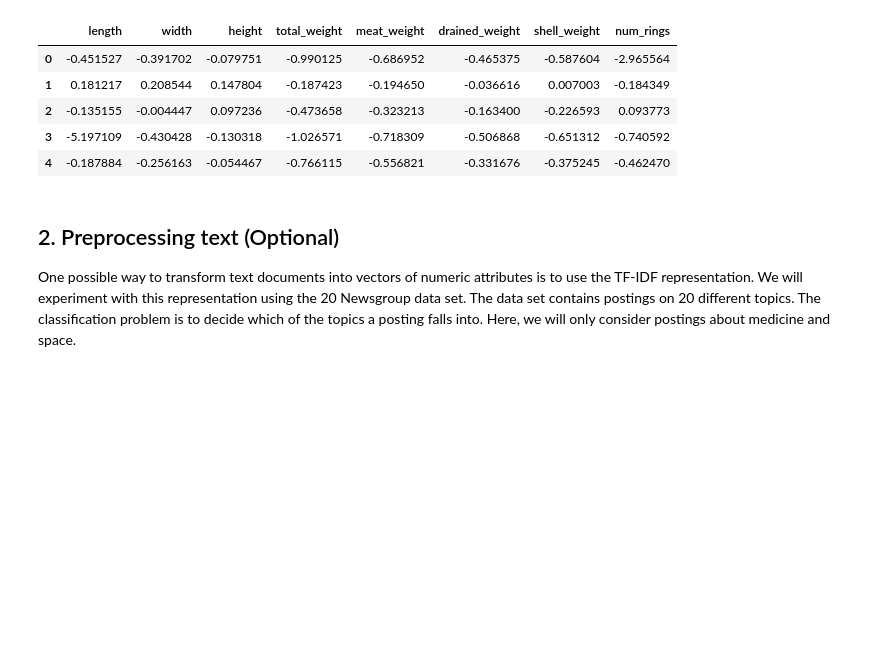
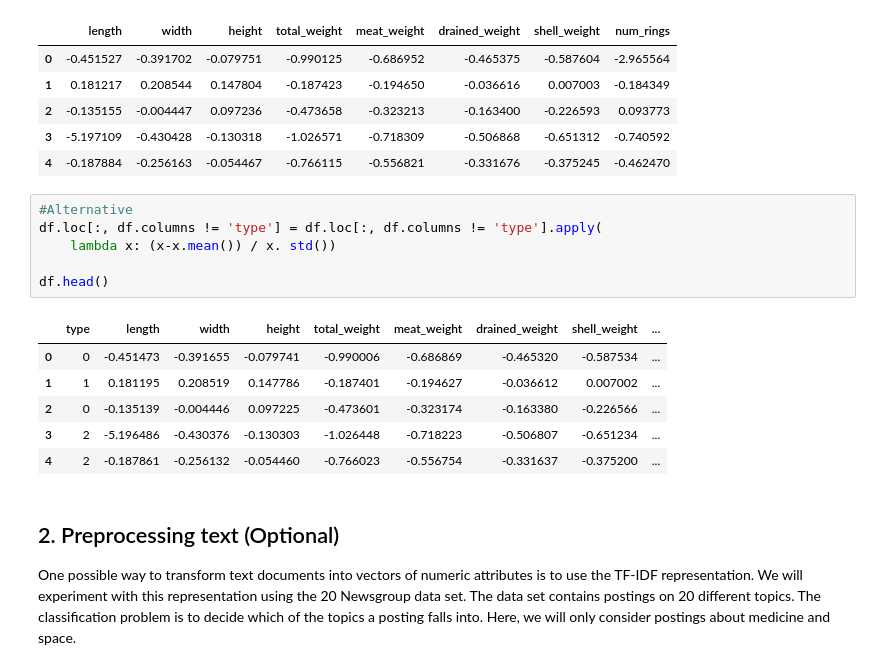
Before and after one commit to alyonavyshnevska/intelligent_data_analysis, a Jupyter notebook: Lab03_Problem_Analysis_and_Data_Preprocessing/Problem_Analysis_and_Data_Preprocessing.ipynb, the cells around one changed output. Saved outputs shown, nothing was run; the diff lists cells and outputs as text; blank space fills up the shorter version.

Commit message:
add alternative solution to zscores

```diff
--- a/Lab03_Problem_Analysis_and_Data_Preprocessing/Problem_Analysis_and_Data_Preprocessing.ipynb
+++ b/Lab03_Problem_Analysis_and_Data_Preprocessing/Problem_Analysis_and_Data_Preprocessing.ipynb
@@ -156,6 +150,19 @@ zscores_df.head()
 | 2 | -0.135155 | -0.004447 | 0.097236 | -0.473658 | -0.323213 | -0.163400 | -0.226593 | 0.093773 |
 | 3 | -5.197109 | -0.430428 | -0.130318 | -1.026571 | -0.718309 | -0.506868 | -0.651312 | -0.740592 |
 | 4 | -0.187884 | -0.256163 | -0.054467 | -0.766115 | -0.556821 | -0.331676 | -0.375245 | -0.462470 |
+# %%
+#Alternative
+df.loc[:, df.columns != 'type'] = df.loc[:, df.columns != 'type'].apply(
+    lambda x: (x-x.mean()) / x. std())
+
+df.head()
+# %% [output]
+|  | type | length | width | height | total_weight | meat_weight | drained_weight | shell_weight | ... |
+| 0 | 0 | -0.451473 | -0.391655 | -0.079741 | -0.990006 | -0.686869 | -0.465320 | -0.587534 | ... |
+| 1 | 1 | 0.181195 | 0.208519 | 0.147786 | -0.187401 | -0.194627 | -0.036612 | 0.007002 | ... |
+| 2 | 0 | -0.135139 | -0.004446 | 0.097225 | -0.473601 | -0.323174 | -0.163380 | -0.226566 | ... |
+| 3 | 2 | -5.196486 | -0.430376 | -0.130303 | -1.026448 | -0.718223 | -0.506807 | -0.651234 | ... |
+| 4 | 2 | -0.187861 | -0.256132 | -0.054460 | -0.766023 | -0.556754 | -0.331637 | -0.375200 | ... |
 # %% [markdown]
 ## 2. Preprocessing text (Optional)
 
```
Also changed, not shown: parts of 1 cell of this notebook.
